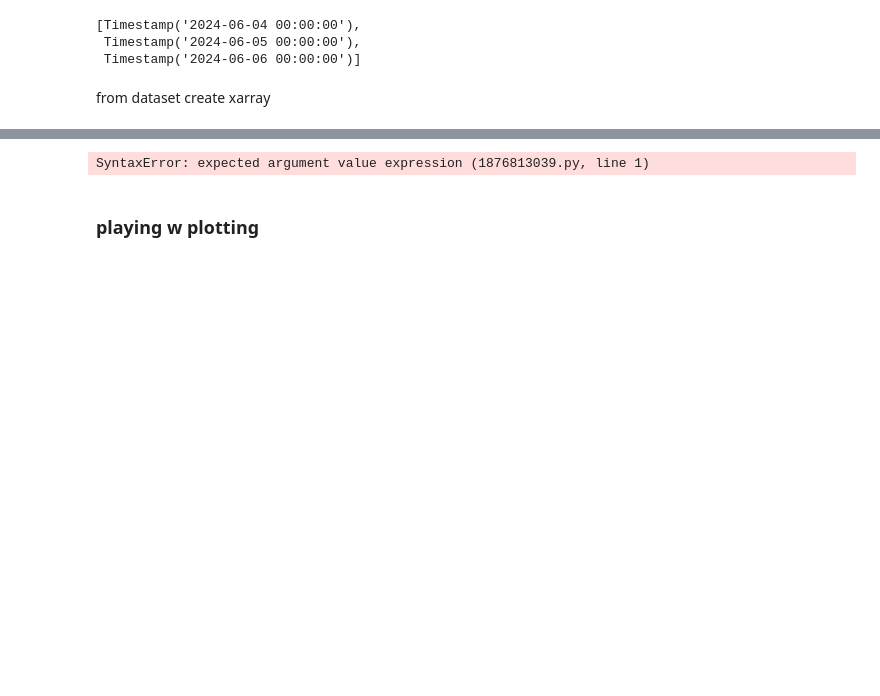
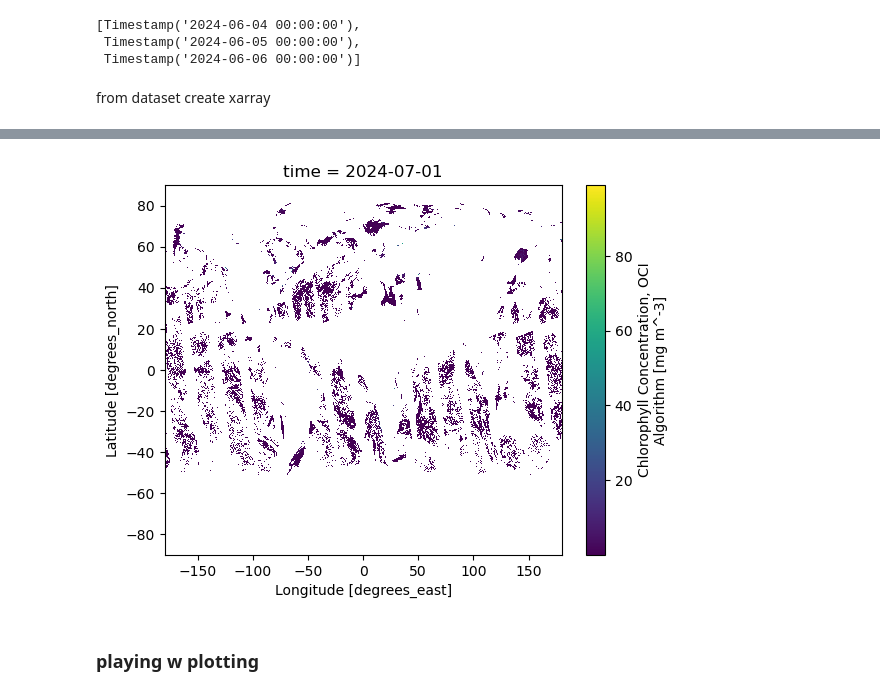
Before and after one commit to oceanhackweek/ohw25_proj_fishpace, a Jupyter notebook: contributor_folders/isidora/load_pace.ipynb, the cells around one changed output, grey strips where cells are left out. Cells and saved outputs as stored; diff of their text form; code cells hidden in the pictures; blank space fills up the shorter version.

```diff
--- a/contributor_folders/isidora/load_pace.ipynb
+++ b/contributor_folders/isidora/load_pace.ipynb
@@ -123,9 +114,9 @@ data_minimum :
 data_maximum :
 99.97876
 # %%
-CHL['.sel(time='2024-07-01', method='nearest', wavelength = ).plot();
+CHL['chlor_a'].sel(time='2024-07-01', method='nearest').plot();
 # %% [output]
-SyntaxError: expected argument value expression (1876813039.py, line 1)
+[figure, added]
 # %% [markdown]
 ### playing w plotting
 # %%
```
Also changed, not shown: parts of 21 cells of this notebook.
